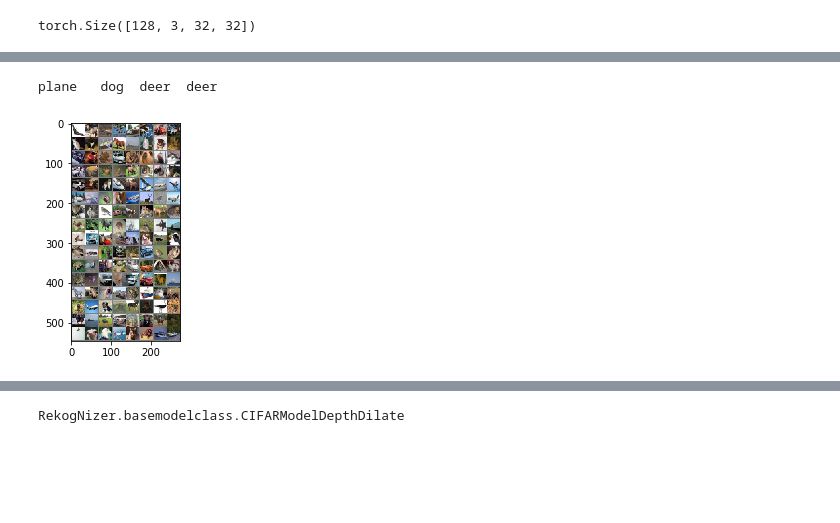
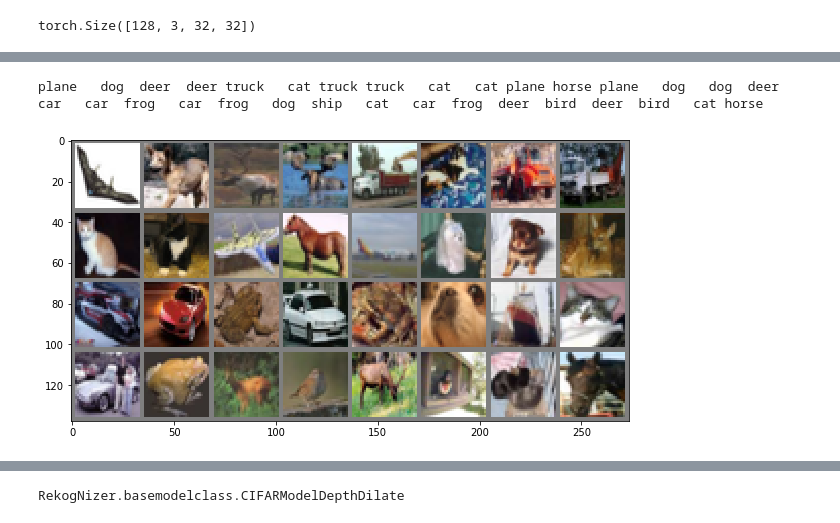
Before and after one commit to rajy4683/S7EVA4, a Jupyter notebook: S7EVA4_Depth_Dilate.ipynb, the cells around one changed output, grey strips where cells are left out. Cells and saved outputs as stored; diff of their text form; code cells hidden in the pictures; blank space fills up the shorter version.

```diff
--- a/S7EVA4_Depth_Dilate.ipynb
+++ b/S7EVA4_Depth_Dilate.ipynb
@@ -53,9 +64,8 @@ hyperparameter_defaults['seed']
 # %%
-#import torch
-get_image_samples(trainloader, classes)
+fileutils.get_image_samples(trainloader, classes)
 # %% [output]
-plane   dog  deer  deer
+plane   dog  deer  deer truck   cat truck truck   cat   cat plane horse plane   dog   dog  deer   car   car  frog   car  frog   dog  ship   cat   car  frog  deer  bird  deer  bird   cat horse
-[figure, old version]
+[figure, new version]
 # %%
 model_new = basemodelclass.CIFARModelDepthDilate().to(device)
 summary(model_new,input_size=(3, 32, 32))
```
Also changed, not shown: parts of 9 cells of this notebook.
